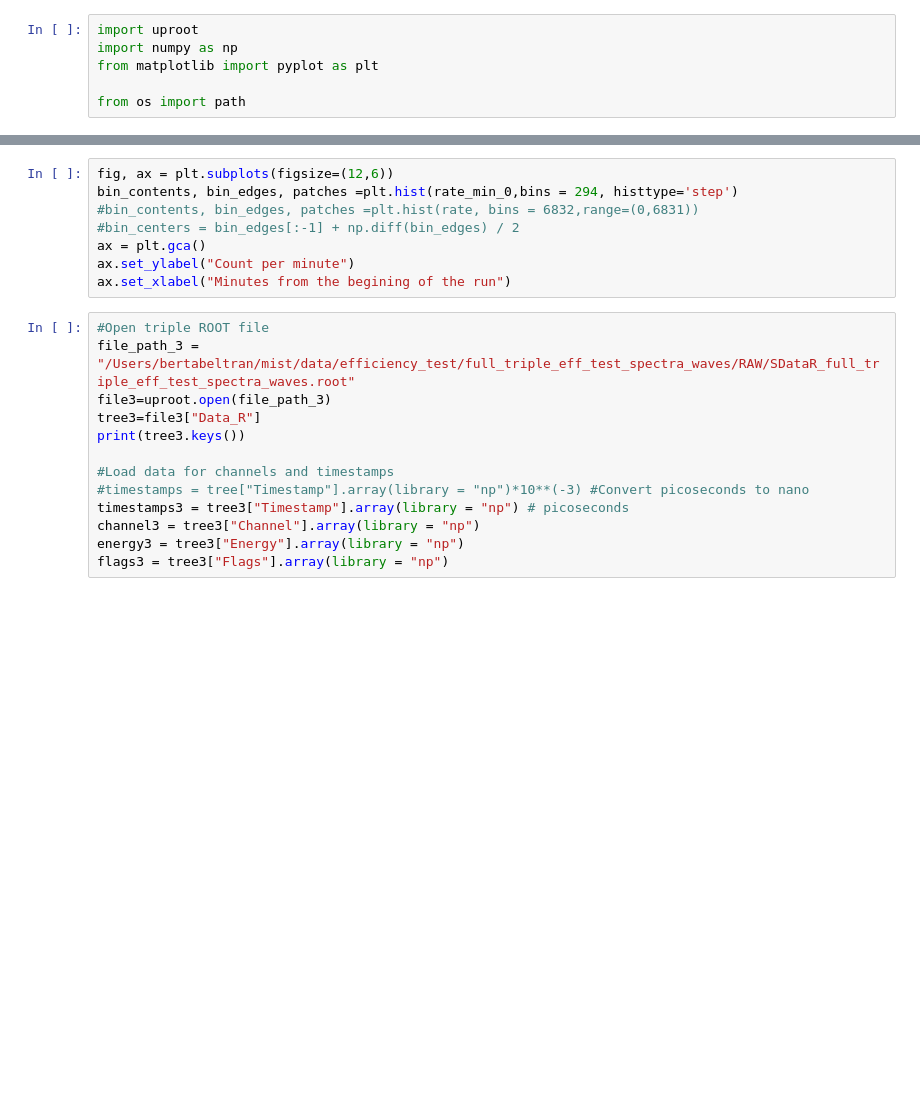
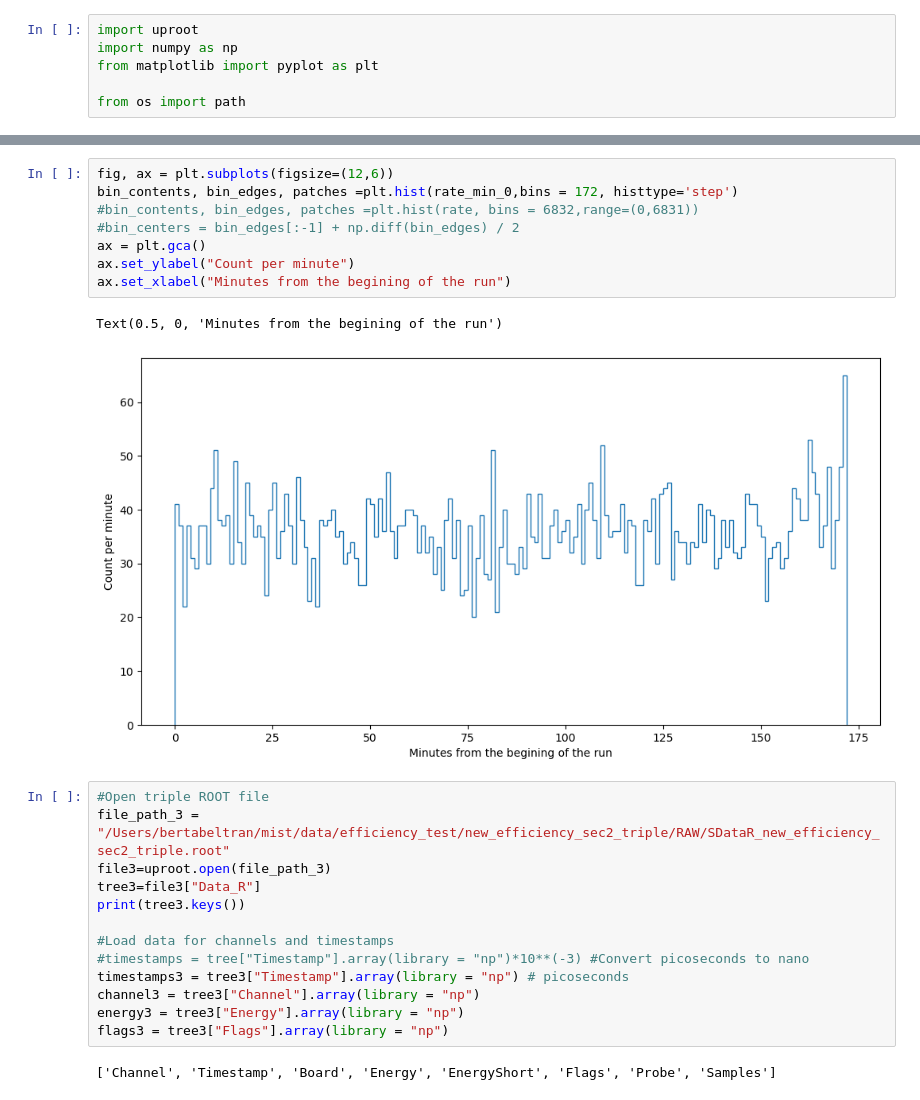
Before and after one commit to bertabl/mist, a Jupyter notebook: Efficiency test .ipynb, the cells around one changed output, grey strips where cells are left out. Drawn from its saved outputs; the diff is of its cells as text; blank space fills up the shorter version.

```diff
--- a/Efficiency test .ipynb
+++ b/Efficiency test .ipynb
@@ -125,14 +146,17 @@ rate_min_0
 # %%
 fig, ax = plt.subplots(figsize=(12,6))
-bin_contents, bin_edges, patches =plt.hist(rate_min_0,bins = 294, histtype='step')
+bin_contents, bin_edges, patches =plt.hist(rate_min_0,bins = 172, histtype='step')
 #bin_contents, bin_edges, patches =plt.hist(rate, bins = 6832,range=(0,6831))
 #bin_centers = bin_edges[:-1] + np.diff(bin_edges) / 2
 ax = plt.gca()
 ax.set_ylabel("Count per minute")
 ax.set_xlabel("Minutes from the begining of the run")
+# %% [output]
+Text(0.5, 0, 'Minutes from the begining of the run')
+[figure, added]
 # %%
 #Open triple ROOT file
-file_path_3 = "/Users/bertabeltran/mist/data/efficiency_test/full_triple_eff_test_spectra_waves/RAW/SDataR_full_triple_eff_test_spectra_waves.root"
+file_path_3 = "/Users/bertabeltran/mist/data/efficiency_test/new_efficiency_sec2_triple/RAW/SDataR_new_efficiency_sec2_triple.root"
 file3=uproot.open(file_path_3)
 tree3=file3["Data_R"]
 print(tree3.keys())
@@ -143,6 +167,8 @@ timestamps3 = tree3["Timestamp"].array(library = "np") # picoseconds
 channel3 = tree3["Channel"].array(library = "np")
 energy3 = tree3["Energy"].array(library = "np")
 flags3 = tree3["Flags"].array(library = "np")
+# %% [output]
+['Channel', 'Timestamp', 'Board', 'Energy', 'EnergyShort', 'Flags', 'Probe', 'Samples']
 # %%
 #Create masks for channels
 CH2_mask = channel3 == 2
```
Also changed, not shown: parts of 16 cells of this notebook, 3 other files.
